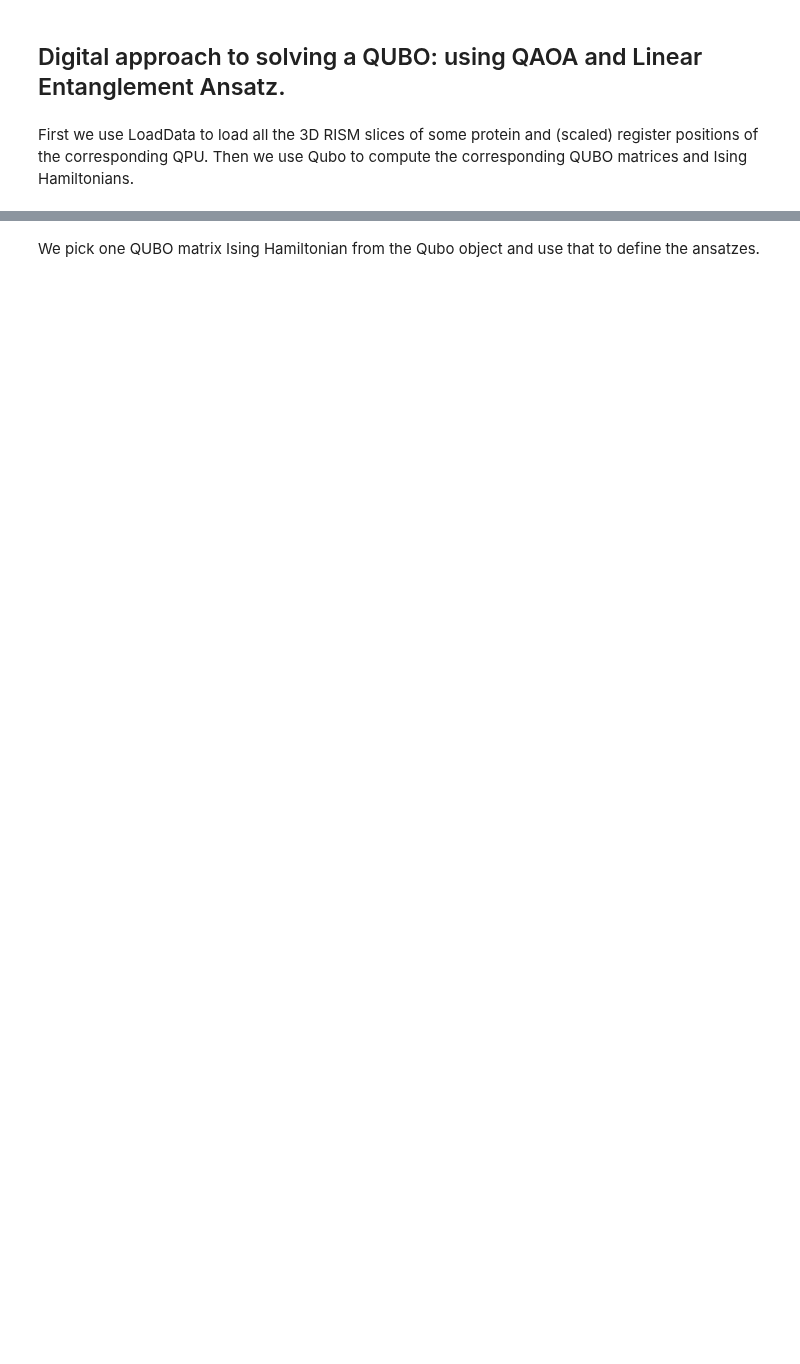
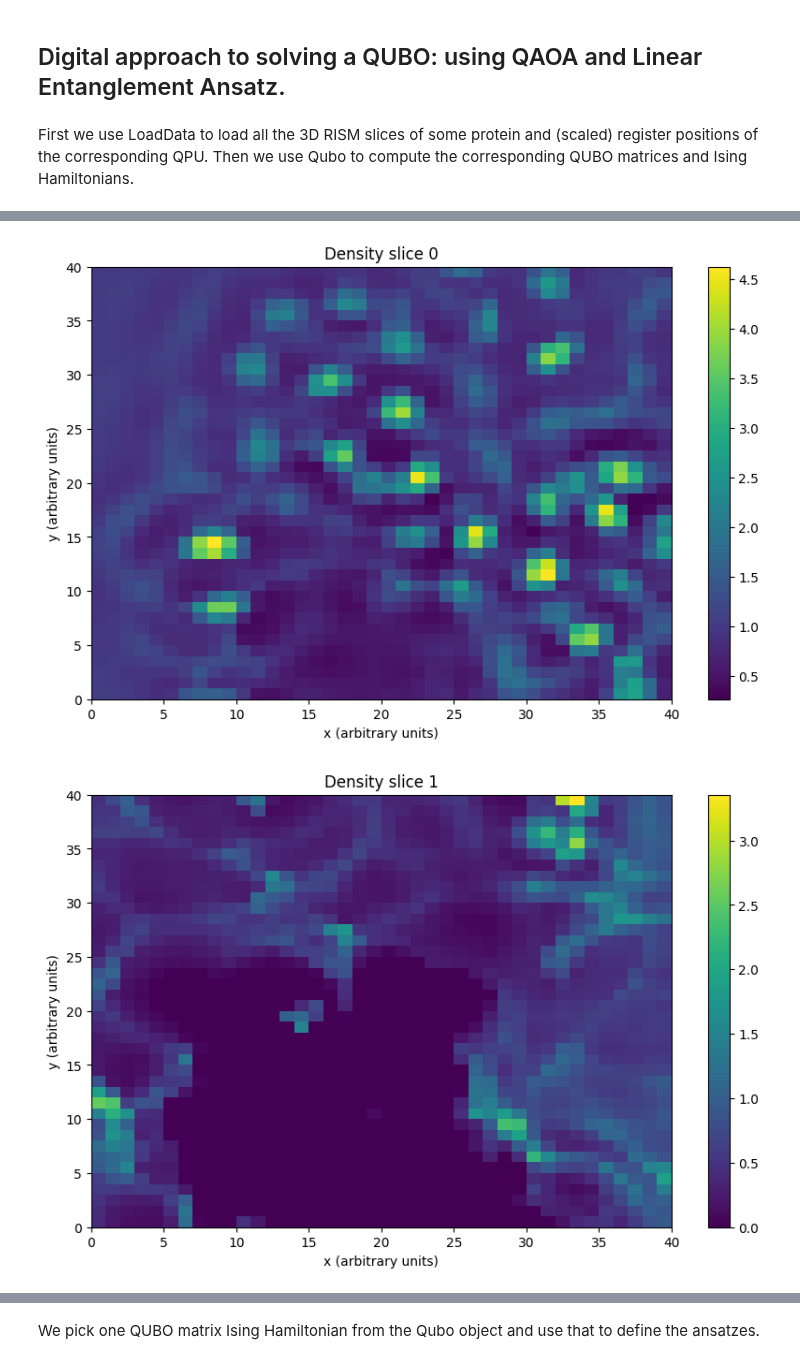
Before and after one commit to unitaryfund/aquapointer, a Jupyter notebook: notebooks/digital_demo.ipynb, the cells around one changed output, grey strips where cells are left out. Drawn from its saved outputs; the diff is of its cells as text; code cells hidden in the pictures; blank space fills up the shorter version.

```diff
--- a/notebooks/digital_demo.ipynb
+++ b/notebooks/digital_demo.ipynb
@@ -25,0 +75,9 @@ q = Qubo(ld.densities, ld.rescaled_register_positions)
+# %%
+for k, density in enumerate(cropped_densities):
+    fig, ax = dsu.plot_density(
+            density, title=f"Density slice {k}"
+        )
+plt.show()
+# %% [output]
+[figure, added]
+[figure, added]
```
Also changed, not shown: parts of 10 cells of this notebook.
